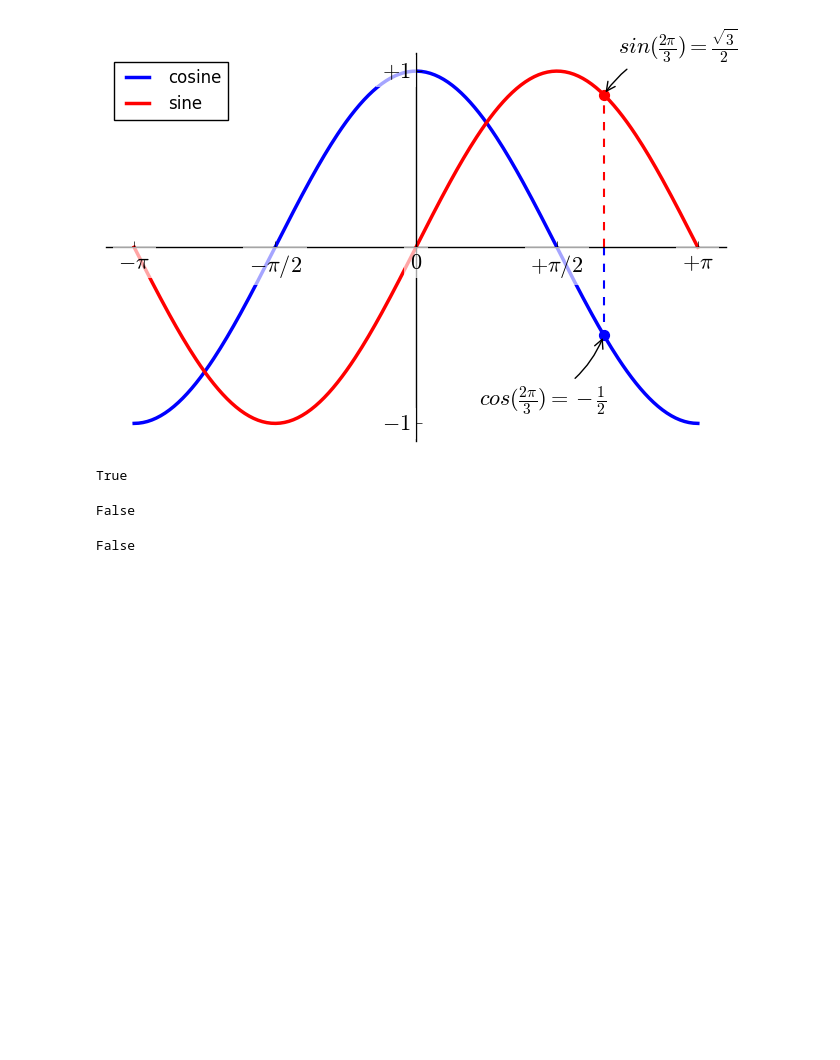
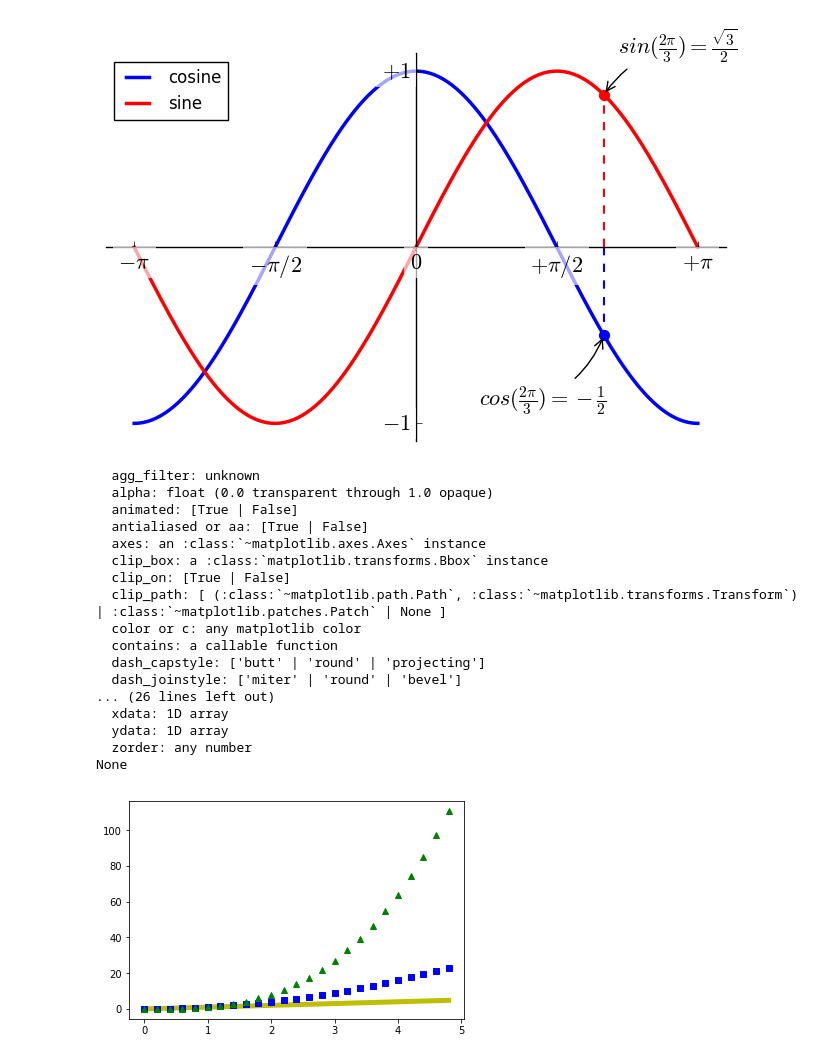
Before and after one commit to liuwenhaha/astro-physics-research, a Jupyter notebook: docs/Matplotlib_learn.ipynb, the cells around one changed output. Drawn from its saved outputs; the diff is of its cells as text; code cells hidden in the pictures; blank space fills up the shorter version.

```diff
--- a/docs/Matplotlib_learn.ipynb
+++ b/docs/Matplotlib_learn.ipynb
@@ -108,19 +108,33 @@ plt.show()
 # %%
 import numpy as np
 a=np.random.rand(10000,10000)
-# %%
-b=a.copy()
-c=np.sin(b)
-d=b+c
-a+=np.sin(a)
-(a==d).all()
-# %% [output]
-True
-# %%
-(a.transpose() == a).all()
-# %% [output]
-False
-# %%
-np.shares_memory(a,b)
-# %% [output]
-False
+# %%
+import numpy as np
+import matplotlib.pyplot as plt
+
+# evenly sampled time at 200ms intervals
+t = np.arange(0., 5., 0.2)
+
+# red dashes, blue squares and green triangles
+lines = plt.plot( t, t, 'y-',  t, t**2, 'bs', t, t**3, 'g^', linewidth=5.0, animated=True)
+print(plt.setp(lines))
+plt.show()
+# %% [output]
+  agg_filter: unknown
+  alpha: float (0.0 transparent through 1.0 opaque)
+  animated: [True | False]
+  antialiased or aa: [True | False]
+  axes: an :class:`~matplotlib.axes.Axes` instance
+  clip_box: a :class:`matplotlib.transforms.Bbox` instance
+  clip_on: [True | False]
+  clip_path: [ (:class:`~matplotlib.path.Path`, :class:`~matplotlib.transforms.Transform`) | :class:`~matplotlib.patches.Patch` | None ]
+  color or c: any matplotlib color
+  contains: a callable function
+  dash_capstyle: ['butt' | 'round' | 'projecting']
+  dash_joinstyle: ['miter' | 'round' | 'bevel']
+... (26 lines left out)
+  xdata: 1D array
+  ydata: 1D array
+  zorder: any number
+None
+[figure, added]
```
Also changed, not shown: parts of 2 cells of this notebook, 10 other files.
